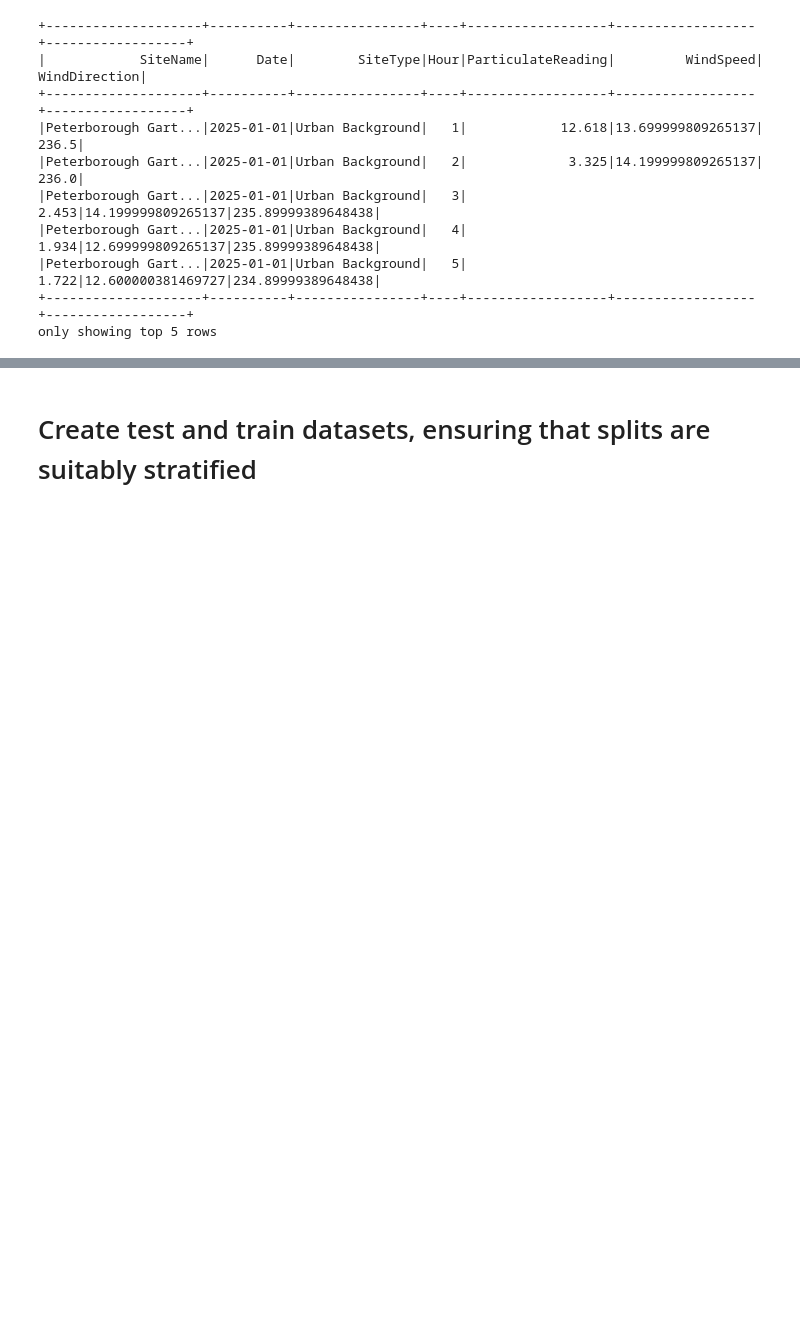
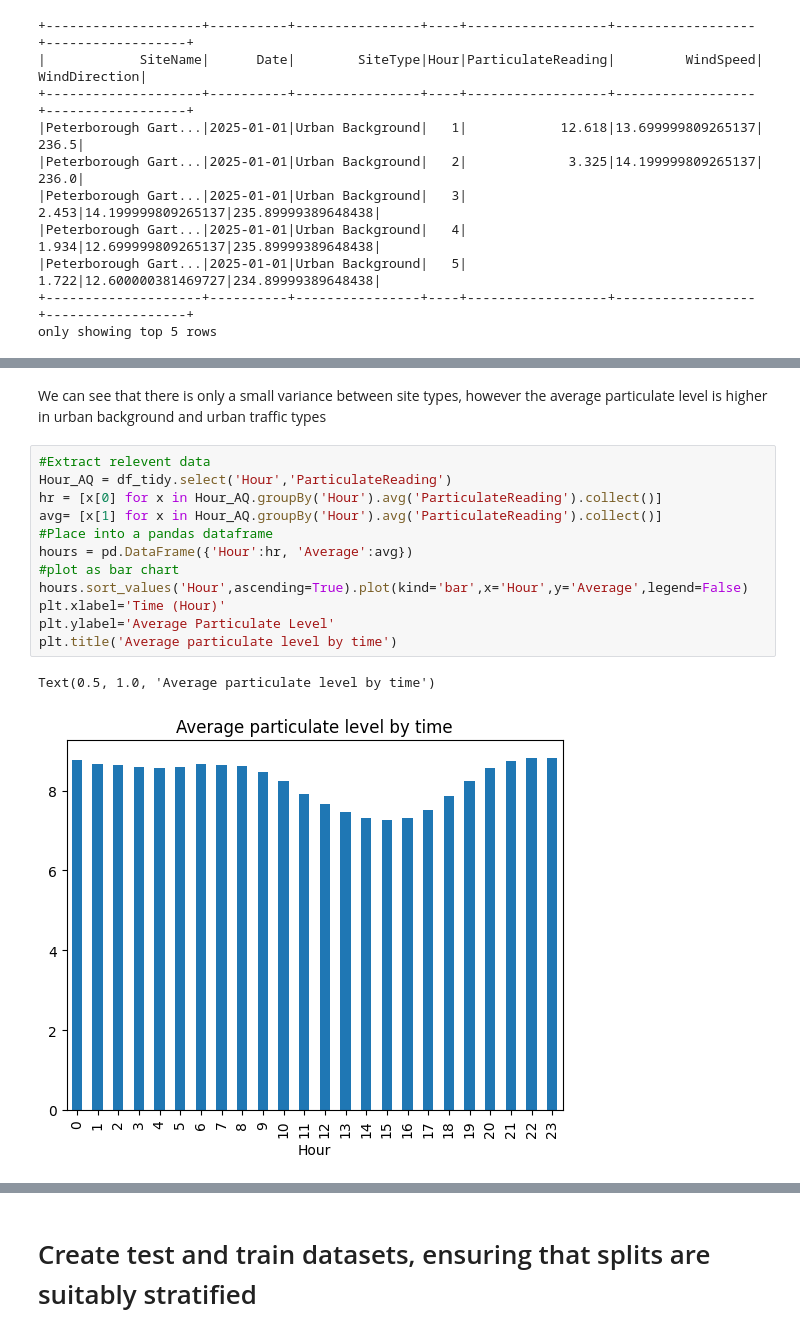
Before and after one commit to Pirate-Dan/MOD006902-Air-Quality, a Jupyter notebook: AirQualityModel.ipynb, the cells around one changed output, grey strips where cells are left out. Cells and saved outputs as stored; diff of their text form; blank space fills up the shorter version.

```diff
--- a/AirQualityModel.ipynb
+++ b/AirQualityModel.ipynb
@@ -499,0 +536,17 @@ chck.groupby('SiteName').count().sort_index()
+# %% [markdown]
+We can see that there is only a small variance between site types, however the average particulate level is higher in urban background and urban traffic types
+# %%
+#Extract relevent data
+Hour_AQ = df_tidy.select('Hour','ParticulateReading')
+hr = [x[0] for x in Hour_AQ.groupBy('Hour').avg('ParticulateReading').collect()]
+avg= [x[1] for x in Hour_AQ.groupBy('Hour').avg('ParticulateReading').collect()]
+#Place into a pandas dataframe
+hours = pd.DataFrame({'Hour':hr, 'Average':avg})
+#plot as bar chart
+hours.sort_values('Hour',ascending=True).plot(kind='bar',x='Hour',y='Average',legend=False)
+plt.xlabel='Time (Hour)'
+plt.ylabel='Average Particulate Level'
+plt.title('Average particulate level by time')
+# %% [output]
+Text(0.5, 1.0, 'Average particulate level by time')
+[figure, added]
```
Also changed, not shown: parts of 20 cells of this notebook.
